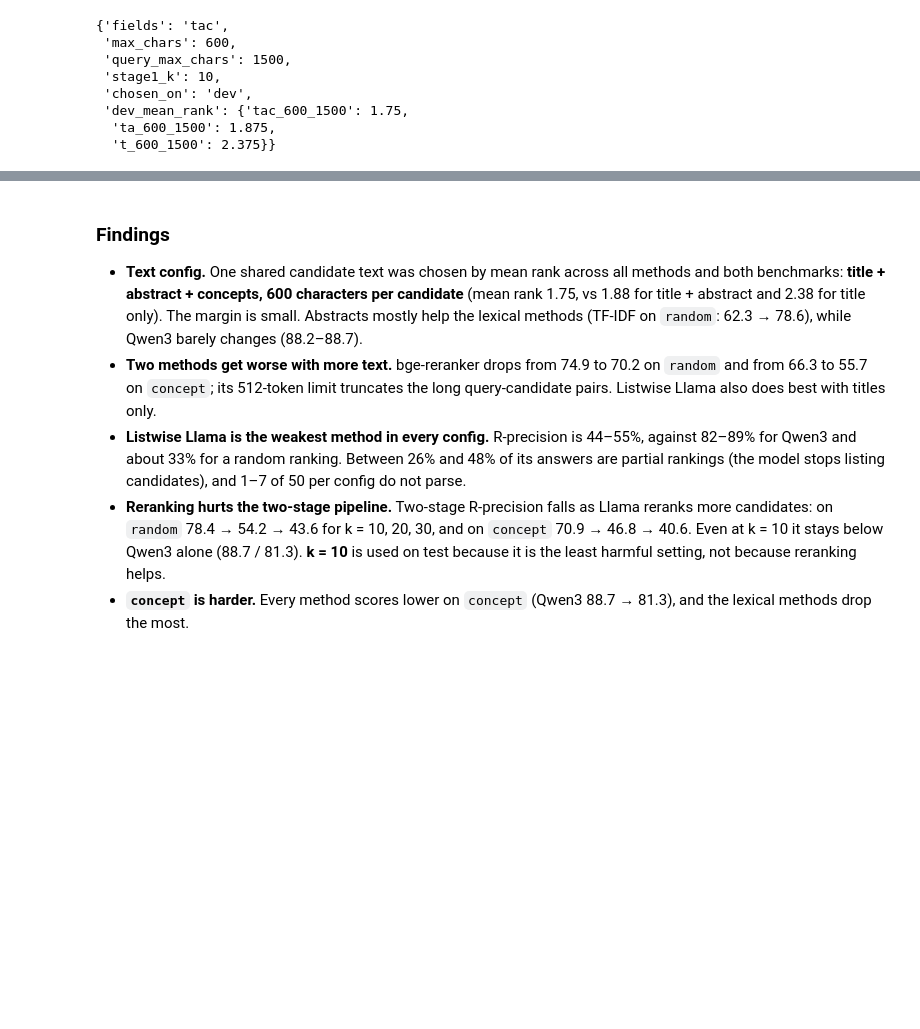
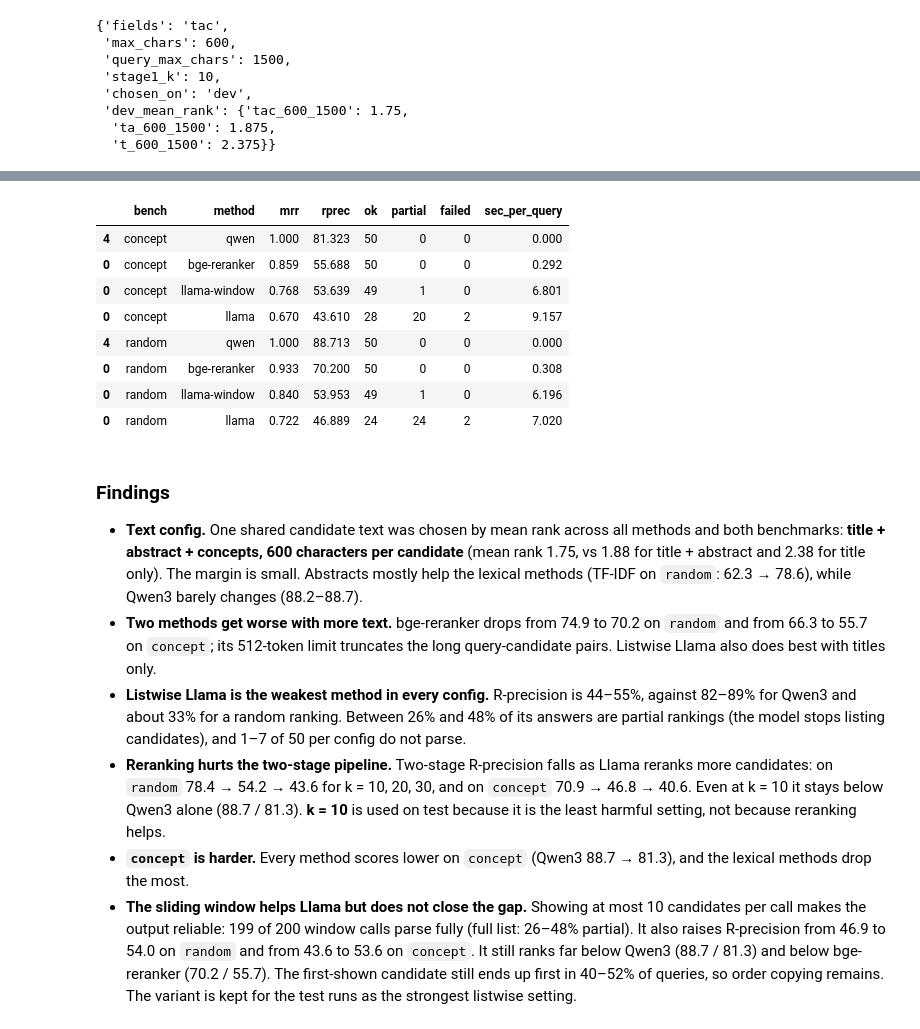
Before and after one commit to senaoz/SWE-599, a Jupyter notebook: research/v2/03_dev_tuning.ipynb, the cells around one changed output, grey strips where cells are left out. Drawn from its saved outputs; the diff is of its cells as text; code cells hidden in the pictures; blank space fills up the shorter version.

Commit message:
Evaluate sliding-window Llama on dev; include it in test runs

```diff
--- a/research/v2/03_dev_tuning.ipynb
+++ b/research/v2/03_dev_tuning.ipynb
@@ -154,3 +158,23 @@ config
+# %%
+window = []
+if RUN_LLM:
+    for bench in BENCHES:
+        cfg = RunConfig(bench=bench, fields=best_fields, max_chars=int(best_max), split="dev")
+        window.append(run_methods(["llama-window"], cfg))
+    window = pd.concat(window)
+    compare = dev[(dev["text_tag"] == best_tag) & dev["method"].isin(["llama", "qwen", "bge-reranker"])]
+    display(pd.concat([compare, window])[["bench", "method", "mrr", "rprec", "ok", "partial", "failed", "sec_per_query"]]
+            .sort_values(["bench", "rprec"], ascending=[True, False]))
+# %% [output]
+|  | bench | method | mrr | rprec | ok | partial | failed | sec_per_query |
+| 4 | concept | qwen | 1.000 | 81.323 | 50 | 0 | 0 | 0.000 |
+| 0 | concept | bge-reranker | 0.859 | 55.688 | 50 | 0 | 0 | 0.292 |
+| 0 | concept | llama-window | 0.768 | 53.639 | 49 | 1 | 0 | 6.801 |
+| 0 | concept | llama | 0.670 | 43.610 | 28 | 20 | 2 | 9.157 |
+| 4 | random | qwen | 1.000 | 88.713 | 50 | 0 | 0 | 0.000 |
+| 0 | random | bge-reranker | 0.933 | 70.200 | 50 | 0 | 0 | 0.308 |
+| 0 | random | llama-window | 0.840 | 53.953 | 49 | 1 | 0 | 6.196 |
+| 0 | random | llama | 0.722 | 46.889 | 24 | 24 | 2 | 7.020 |
 # %% [markdown]
 ### Findings
 
@@ -159,3 +183,4 @@ config
 - **Listwise Llama is the weakest method in every config.** R-precision is 44–55%, against 82–89% for Qwen3 and about 33% for a random ranking. Between 26% and 48% of its answers are partial rankings (the model stops listing candidates), and 1–7 of 50 per config do not parse.
 - **Reranking hurts the two-stage pipeline.** Two-stage R-precision falls as Llama reranks more candidates: on `random` 78.4 → 54.2 → 43.6 for k = 10, 20, 30, and on `concept` 70.9 → 46.8 → 40.6. Even at k = 10 it stays below Qwen3 alone (88.7 / 81.3). **k = 10** is used on test because it is the least harmful setting, not because reranking helps.
 - **`concept` is harder.** Every method scores lower on `concept` (Qwen3 88.7 → 81.3), and the lexical methods drop the most.
+- **The sliding window helps Llama but does not close the gap.** Showing at most 10 candidates per call makes the output reliable: 199 of 200 window calls parse fully (full list: 26–48% partial). It also raises R-precision from 46.9 to 54.0 on `random` and from 43.6 to 53.6 on `concept`. It still ranks far below Qwen3 (88.7 / 81.3) and below bge-reranker (70.2 / 55.7). The first-shown candidate still ends up first in 40–52% of queries, so order copying remains. The variant is kept for the test runs as the strongest listwise setting.
```
Also changed, not shown: parts of 1 cell of this notebook, 5 other files.
